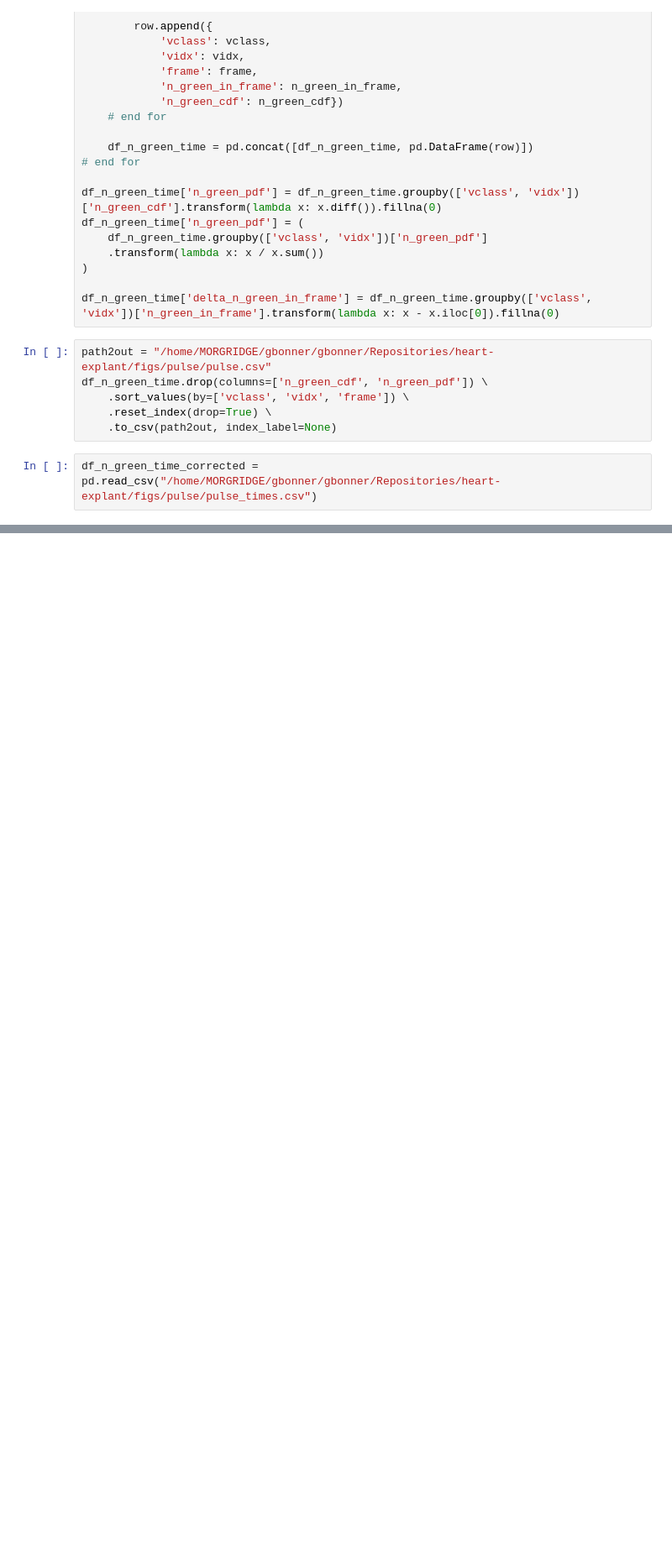
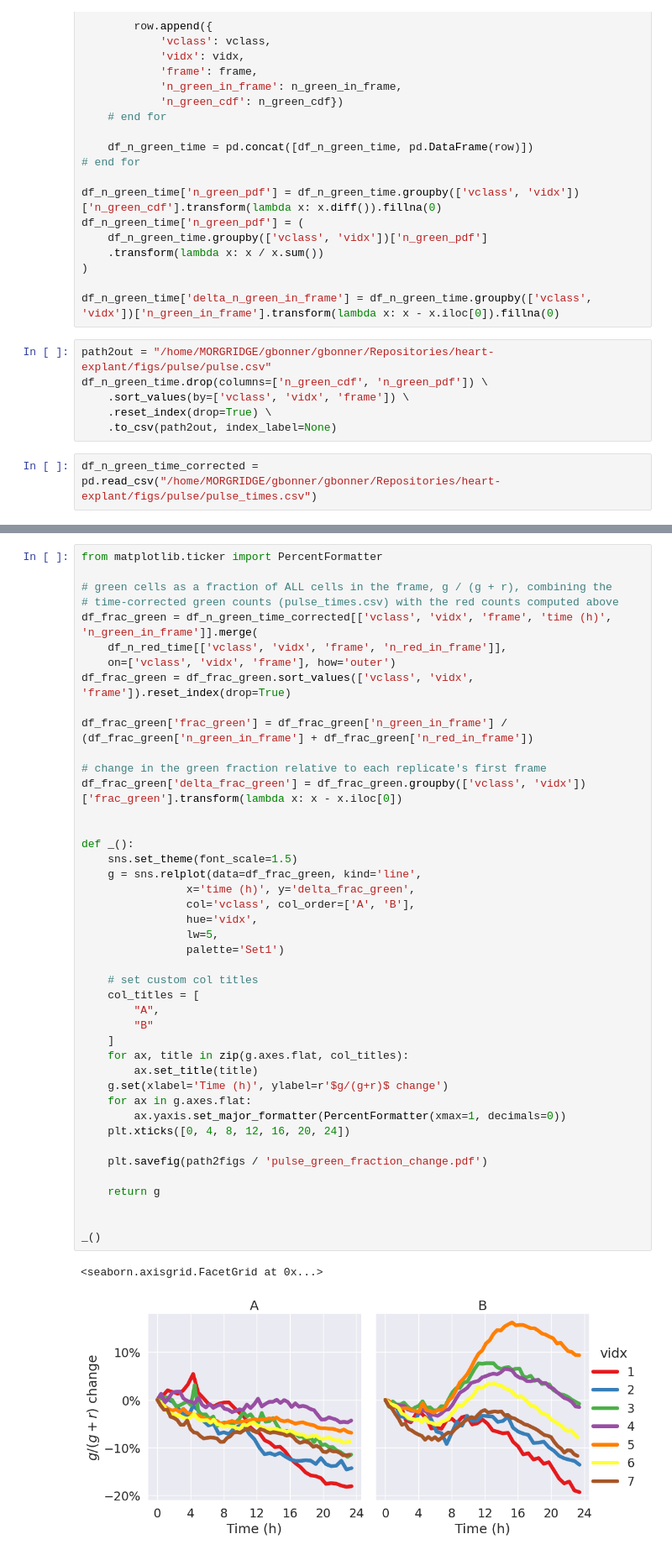
Before and after one commit to CaicedoLab/hbegf-epicardial-zebrafish-paper, a Jupyter notebook: notebooks/pulse.ipynb, the cells around one changed output, grey strips where cells are left out. Shown at 84% size. Saved outputs shown, nothing was run; the diff lists cells and outputs as text; blank space fills up the shorter version.

```diff
--- a/notebooks/pulse.ipynb
+++ b/notebooks/pulse.ipynb
@@ -92,0 +179,46 @@ _()
+# %%
+from matplotlib.ticker import PercentFormatter
+
+# green cells as a fraction of ALL cells in the frame, g / (g + r), combining the
+# time-corrected green counts (pulse_times.csv) with the red counts computed above
+df_frac_green = df_n_green_time_corrected[['vclass', 'vidx', 'frame', 'time (h)', 'n_green_in_frame']].merge(
+    df_n_red_time[['vclass', 'vidx', 'frame', 'n_red_in_frame']],
+    on=['vclass', 'vidx', 'frame'], how='outer')
+df_frac_green = df_frac_green.sort_values(['vclass', 'vidx', 'frame']).reset_index(drop=True)
+
+df_frac_green['frac_green'] = df_frac_green['n_green_in_frame'] / (df_frac_green['n_green_in_frame'] + df_frac_green['n_red_in_frame'])
+
+# change in the green fraction relative to each replicate's first frame
+df_frac_green['delta_frac_green'] = df_frac_green.groupby(['vclass', 'vidx'])['frac_green'].transform(lambda x: x - x.iloc[0])
+
+
+def _():
+    sns.set_theme(font_scale=1.5)
+    g = sns.relplot(data=df_frac_green, kind='line',
+                x='time (h)', y='delta_frac_green',
+                col='vclass', col_order=['A', 'B'],
+                hue='vidx',
+                lw=5,
+                palette='Set1')
+
+    # set custom col titles
+    col_titles = [
+        "A",
+        "B"
+    ]
+    for ax, title in zip(g.axes.flat, col_titles):
+        ax.set_title(title)
+    g.set(xlabel='Time (h)', ylabel=r'$g/(g+r)$ change')
+    for ax in g.axes.flat:
+        ax.yaxis.set_major_formatter(PercentFormatter(xmax=1, decimals=0))
+    plt.xticks([0, 4, 8, 12, 16, 20, 24])
+
+    plt.savefig(path2figs / 'pulse_green_fraction_change.pdf')
+
+    return g
+
+
+_()
+# %% [output]
+<seaborn.axisgrid.FacetGrid at 0x...>
+[figure, added]
```
Also changed, not shown: parts of 6 cells of this notebook.
